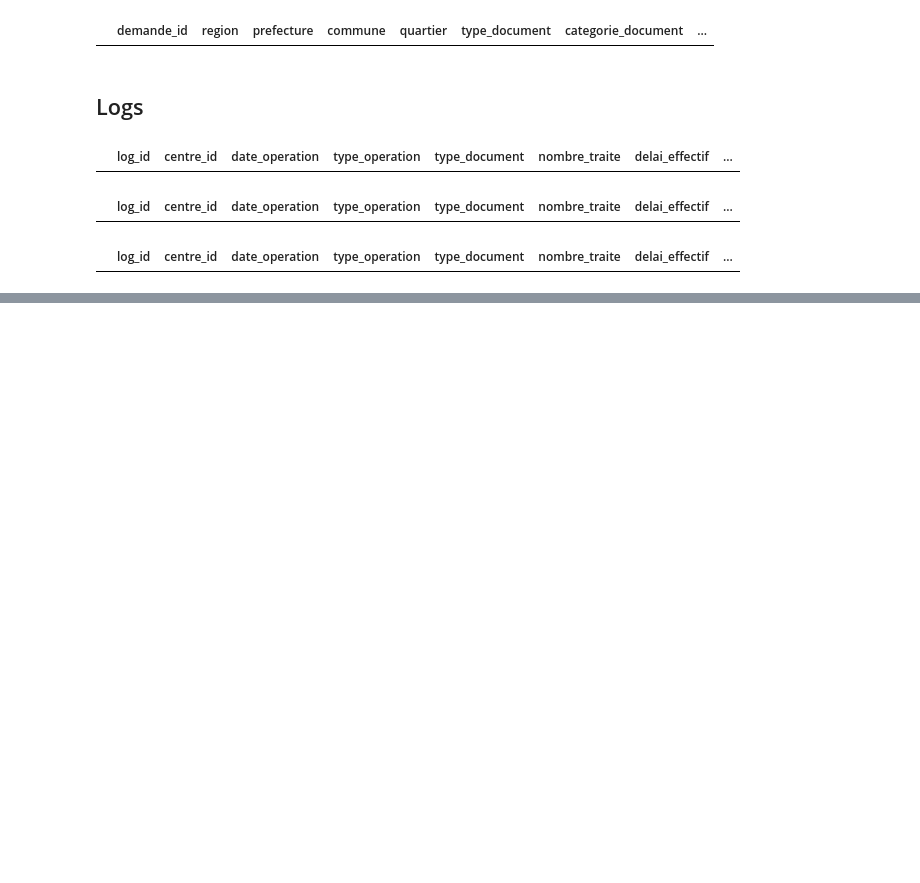
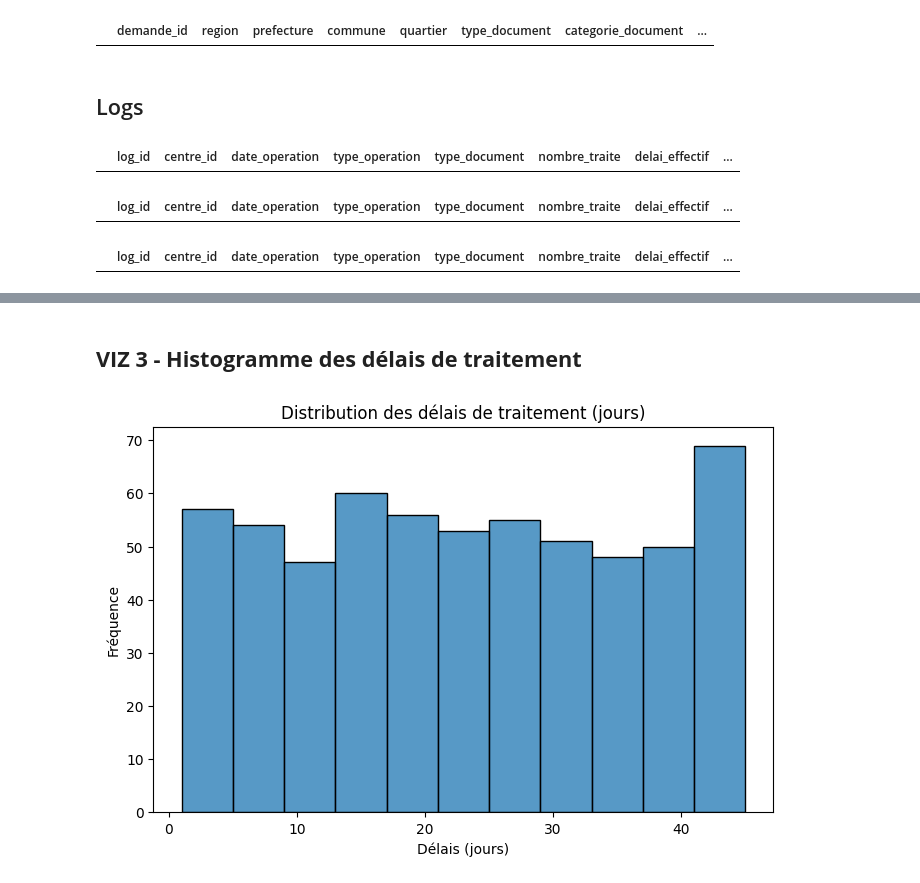
Before and after one commit to jgbedevi/test_technique_analyste, a Jupyter notebook: notebooks/Untitled.ipynb, the cells around one changed output, grey strips where cells are left out. Saved outputs shown, nothing was run; the diff lists cells and outputs as text; code cells hidden in the pictures; blank space fills up the shorter version.

```diff
--- a/notebooks/Untitled.ipynb
+++ b/notebooks/Untitled.ipynb
@@ -1360,0 +1472,11 @@ df_logs[df_logs['nombre_rejete'] < 0]
+# %% [markdown]
+## **VIZ 3 - Histogramme des délais de traitement**
+# %%
+plt.figure(figsize=(8,5))
+sns.histplot(df_demandes['delai_traitement_jours'], kde=False)
+plt.title("Distribution des délais de traitement (jours)")
+plt.xlabel("Délais (jours)")
+plt.ylabel("Fréquence")
+plt.show()
+# %% [output]
+[figure, added]
```
Also changed, not shown: parts of 30 cells of this notebook.
